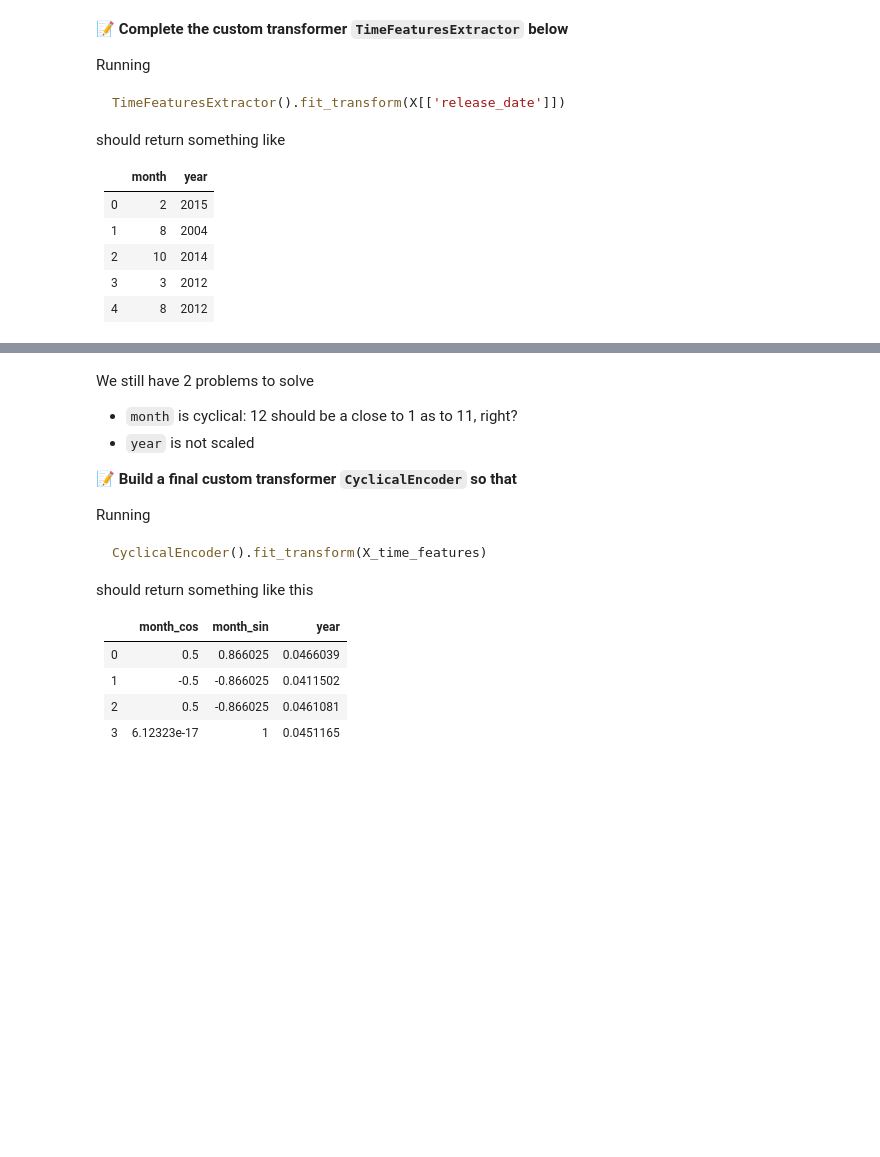
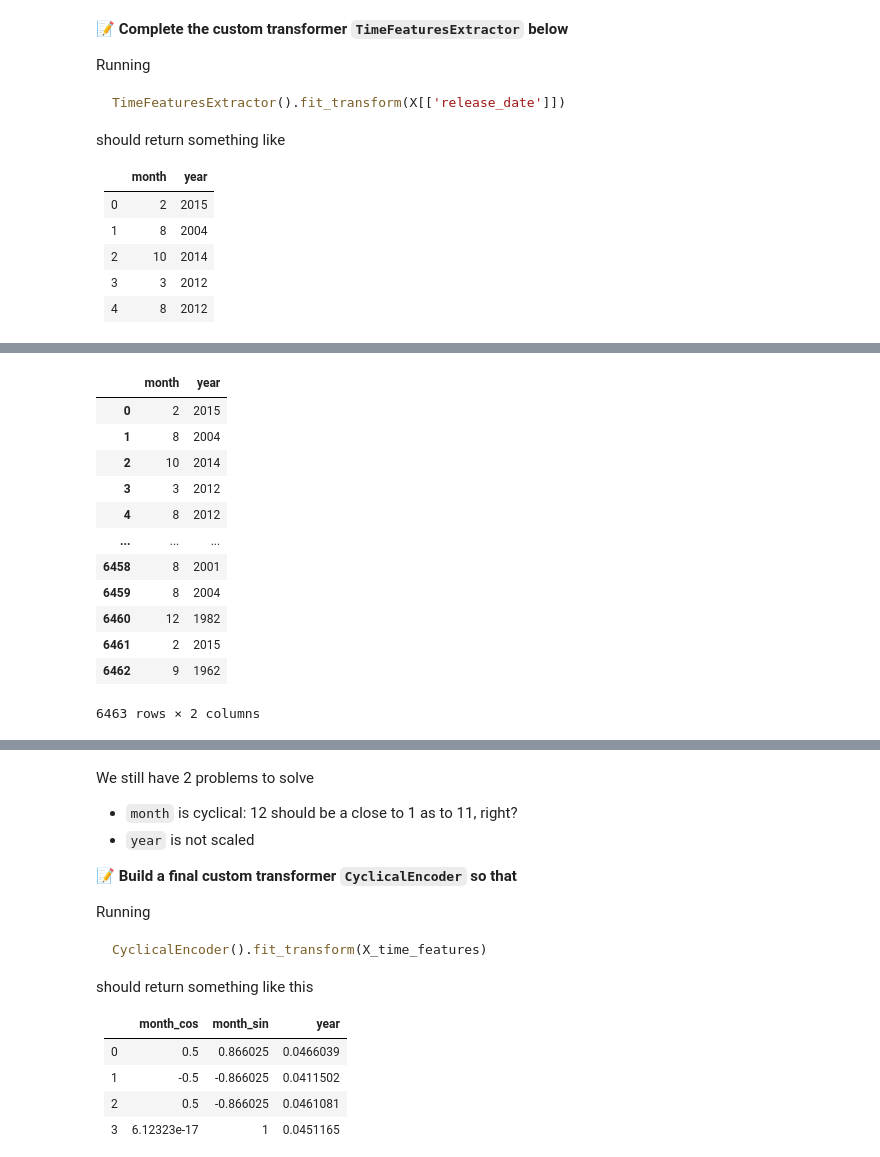
Before and after one commit to TheChwal/data-certification-exam, a Jupyter notebook: machine_learning/TV_popularity_predictor.ipynb, the cells around one changed output, grey strips where cells are left out. Drawn from its saved outputs; the diff is of its cells as text; code cells hidden in the pictures; blank space fills up the shorter version.

```diff
--- a/machine_learning/TV_popularity_predictor.ipynb
+++ b/machine_learning/TV_popularity_predictor.ipynb
@@ -367,3 +396,24 @@ should return something like
+# %%
+Xdate = X["release_date"].apply(pd.to_datetime)
+df = pd.DataFrame()
+df["month"] = pd.DatetimeIndex(Xdate).month
+df["year"] = pd.DatetimeIndex(Xdate).year
+# %%
+df
+# %% [output]
+|  | month | year |
+| 0 | 2 | 2015 |
+| 1 | 8 | 2004 |
+| 2 | 10 | 2014 |
+| 3 | 3 | 2012 |
+| 4 | 8 | 2012 |
+| ... | ... | ... |
+| 6458 | 8 | 2001 |
+| 6459 | 8 | 2004 |
+| 6460 | 12 | 1982 |
+| 6461 | 2 | 2015 |
+| 6462 | 9 | 1962 |
+6463 rows × 2 columns
 # %%
 from sklearn.base import BaseEstimator, TransformerMixin
 
```
Also changed, not shown: parts of 46 cells of this notebook, 8 other files.
